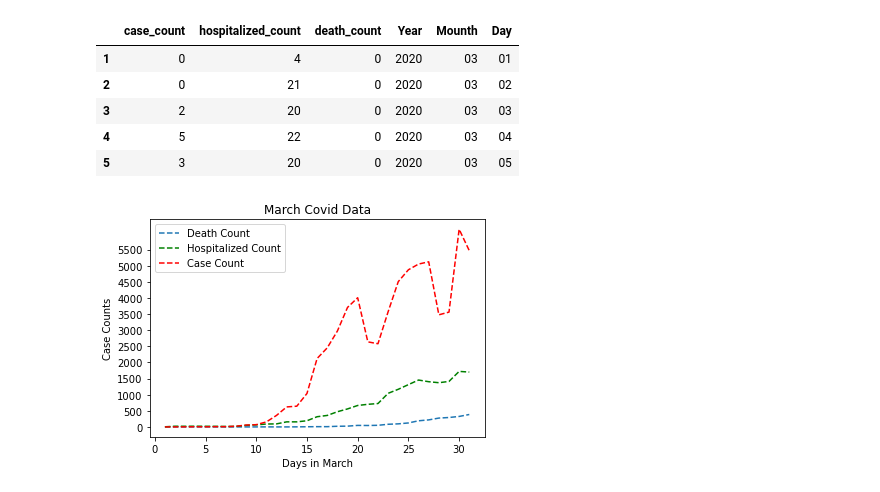
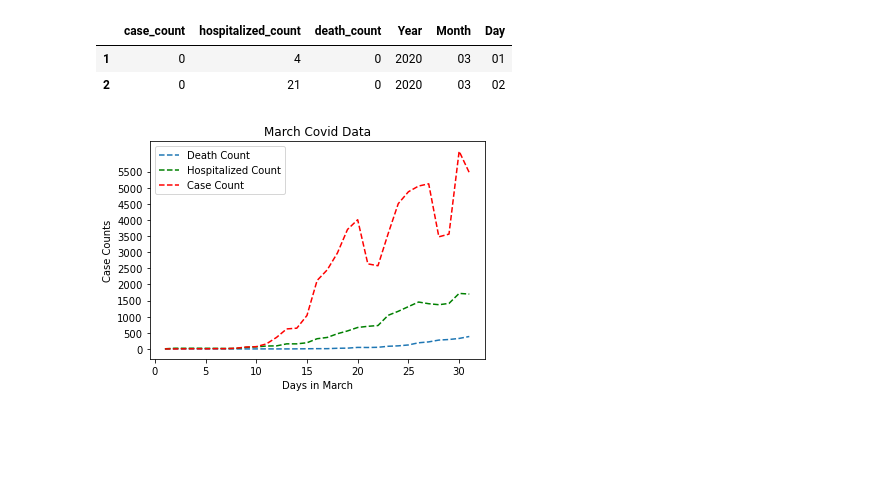
Before and after one commit to cesar3963/Covid-Vs-NYPD-Crime-, a Jupyter notebook: Covid Count Vs NYPD Arrest Count.ipynb, the cells around one changed output. Cells and saved outputs as stored; diff of their text form; code cells hidden in the pictures; blank space fills up the shorter version.

```diff
--- a/Covid Count Vs NYPD Arrest Count.ipynb
+++ b/Covid Count Vs NYPD Arrest Count.ipynb
@@ -43,4 +34,4 @@ clean_covid.head(2)
 # %%
-clean_covid[['Year','Mounth',"Day"]] = clean_covid["Date"].str.split("-",expand=True)
+clean_covid[['Year','Month',"Day"]] = clean_covid["Date"].str.split("-",expand=True)
 clean_covid.head(2)
 # %% [output]
@@ -70,13 +48,10 @@ final_covid.head(2)
 # %%
-march_covid_data = final_covid.loc[(clean_covid["Mounth"] == "03"), :]
+march_covid_data = final_covid.loc[(clean_covid["Month"] == "03"), :]
 march_covid_data.head(2)
 # %% [output]
-|  | case_count | hospitalized_count | death_count | Year | Mounth | Day |
+|  | case_count | hospitalized_count | death_count | Year | Month | Day |
 | 1 | 0 | 4 | 0 | 2020 | 03 | 01 |
 | 2 | 0 | 21 | 0 | 2020 | 03 | 02 |
-| 3 | 2 | 20 | 0 | 2020 | 03 | 03 |
-| 4 | 5 | 22 | 0 | 2020 | 03 | 04 |
-| 5 | 3 | 20 | 0 | 2020 | 03 | 05 |
 # %%
 
 labels = march_covid_data["Day"].astype('int')
```
Also changed, not shown: parts of 11 cells of this notebook, 9 other files.
